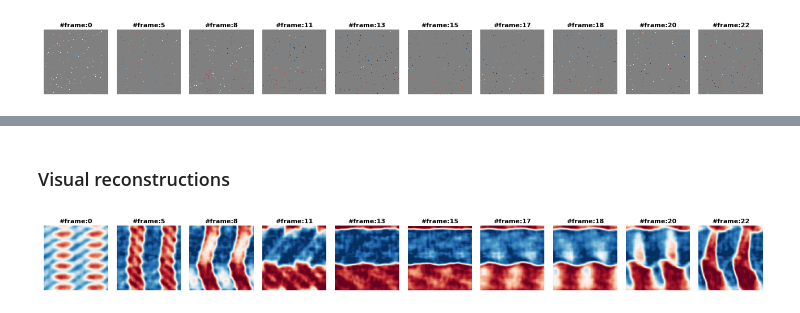
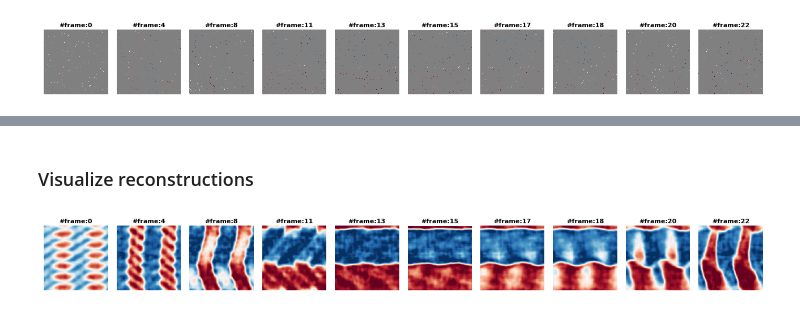
Before and after one commit to OceanSTARLab/SDIFT, a Jupyter notebook: notebook/demo_fast_test_active_matter.ipynb, the cells around one changed output, grey strips where cells are left out. Saved outputs shown, nothing was run; the diff lists cells and outputs as text; code cells hidden in the pictures.

```diff
--- a/notebook/demo_fast_test_active_matter.ipynb
+++ b/notebook/demo_fast_test_active_matter.ipynb
@@ -218,7 +218,7 @@ test_sample = test_data[ind_test]
 vmin = test_sample.min()
 vmax = test_sample.max()
 cmap = plt.cm.RdBu_r
-temporal_ind=[0,5,8,11,13,15,17,18,20,22]
+temporal_ind=[0,4,8,11,13,15,17,18,20,22]
 fig, axs = plt.subplots(1,10, figsize=(13,1.5), sharex=True, sharey=True)
 for i,j in enumerate(temporal_ind):
     sns.heatmap(test_sample[j, 0, :, :], cmap=cmap, ax=axs[i], cbar=False, square=True, shading="auto", vmin=vmin, vmax=vmax)
@@ -243,7 +243,6 @@ vmax1 = test_sample1.max()
 test_ob = test_sample1*mask
 cmap1 = cmap.copy()
 cmap1.set_under(color='gray')
-temporal_ind=[0,5,8,11,13,15,17,18,20,22]
 fig, axs = plt.subplots(1,10, figsize=(13,1.5), sharex=True, sharey=True)
 for i,j in enumerate(temporal_ind):
     sns.heatmap(test_ob[j, 0, :, :], cmap=cmap1, ax=axs[i], cbar=False, square=True, shading="auto", vmin=vmin1, vmax=vmax1)
@@ -284,14 +283,13 @@ RMSE: 0.19836596
 # %% [markdown]
-### Visual reconstructions
+### Visualize reconstructions
 # %%
-temporal_ind=[0,5,8,11,13,15,17,18,20,22]
 fig, axs = plt.subplots(1,10, figsize=(13,1.5), sharex=True, sharey=True)
 for i,j in enumerate(temporal_ind):
     sns.heatmap(out[j, 0, :, :], cmap=cmap, ax=axs[i], cbar=False, square=True, shading="auto", vmin=vmin, vmax=vmax)
     axs[i].set_title(f"#frame:{j}", fontsize=8, rotation=0,  fontweight='bold',  va='center')
     axs[i].set_xticks([])
     axs[i].set_yticks([])
 plt.tight_layout()
 plt.show()
 # %% [output]
-[figure, old version]
+[figure, new version]
```
Also changed, not shown: parts of 2 cells of this notebook, 1 other file.
